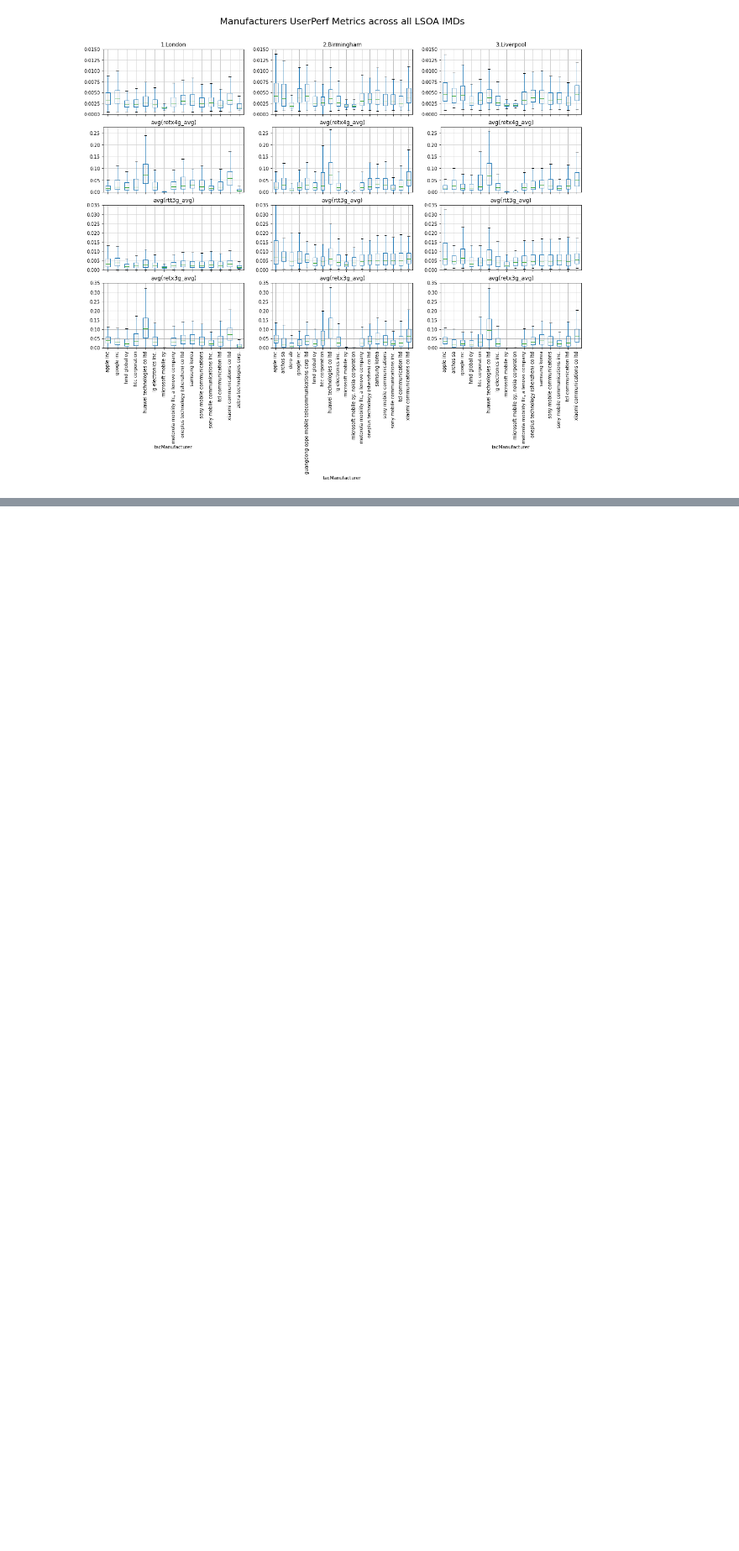
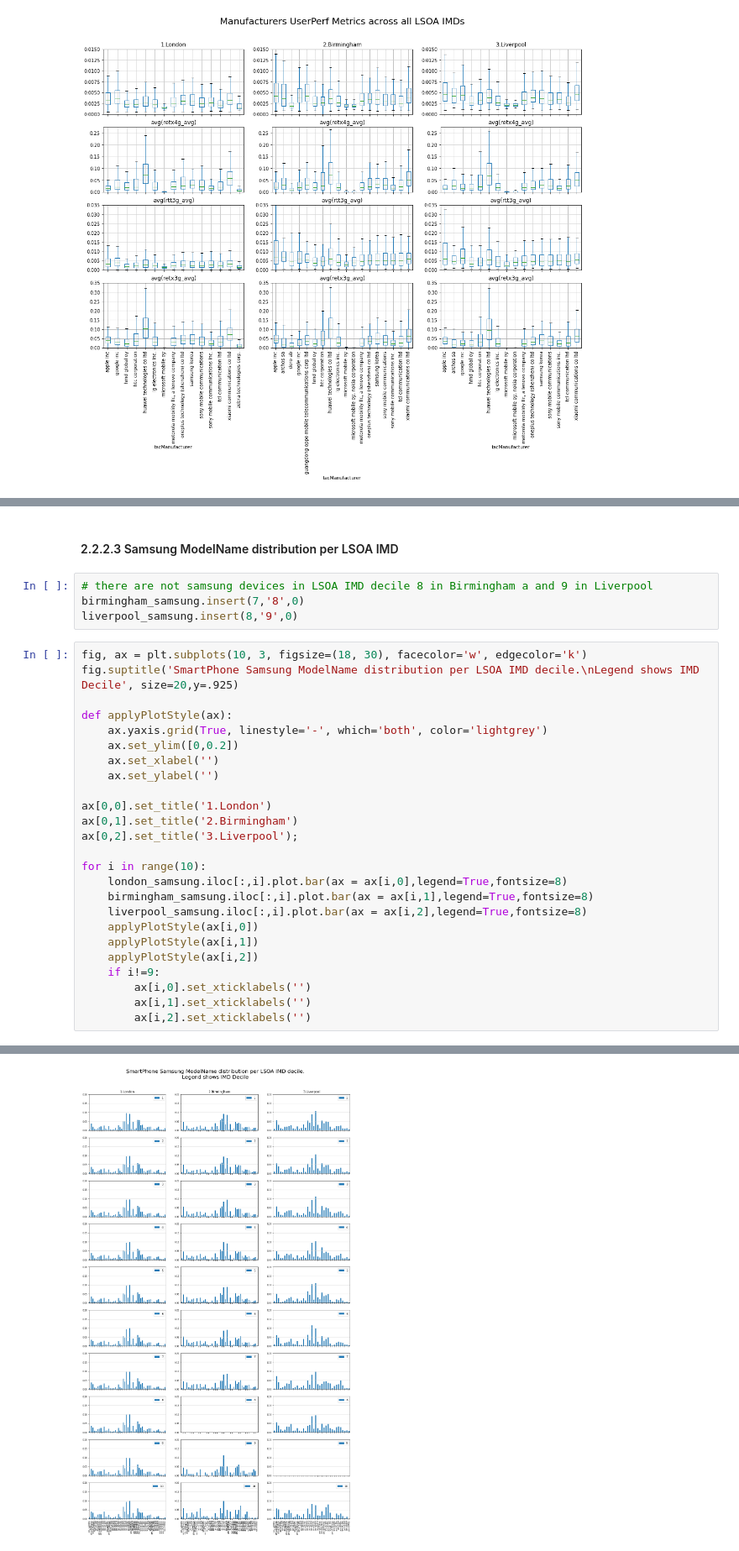
Before and after one commit to 5uperpalo/Telefonica, a Jupyter notebook: IMC2020/UK_Devices.ipynb, the cells around one changed output, grey strips where cells are left out. Shown at 84% size. Drawn from its saved outputs; the diff is of its cells as text; blank space fills up the shorter version.

```diff
--- a/IMC2020/UK_Devices.ipynb
+++ b/IMC2020/UK_Devices.ipynb
@@ -408,0 +555,32 @@ ax[0,2].set_title('3.Liverpool');
+# %% [markdown]
+#### 2.2.2.3 Samsung ModelName distribution per LSOA IMD
+# %%
+# there are not samsung devices in LSOA IMD decile 8 in Birmingham a and 9 in Liverpool
+birmingham_samsung.insert(7,'8',0)
+liverpool_samsung.insert(8,'9',0)
+# %%
+fig, ax = plt.subplots(10, 3, figsize=(18, 30), facecolor='w', edgecolor='k')
+fig.suptitle('SmartPhone Samsung ModelName distribution per LSOA IMD decile.\nLegend shows IMD Decile', size=20,y=.925)
+
+def applyPlotStyle(ax):
+    ax.yaxis.grid(True, linestyle='-', which='both', color='lightgrey')
+    ax.set_ylim([0,0.2])
+    ax.set_xlabel('')
+    ax.set_ylabel('')
+
+ax[0,0].set_title('1.London')
+ax[0,1].set_title('2.Birmingham')
+ax[0,2].set_title('3.Liverpool');
+
+for i in range(10):
+    london_samsung.iloc[:,i].plot.bar(ax = ax[i,0],legend=True,fontsize=8)
+    birmingham_samsung.iloc[:,i].plot.bar(ax = ax[i,1],legend=True,fontsize=8)
+    liverpool_samsung.iloc[:,i].plot.bar(ax = ax[i,2],legend=True,fontsize=8)
+    applyPlotStyle(ax[i,0])
+    applyPlotStyle(ax[i,1])
+    applyPlotStyle(ax[i,2])
+    if i!=9:
+        ax[i,0].set_xticklabels('')
+        ax[i,1].set_xticklabels('')
+        ax[i,2].set_xticklabels('')
+# %% [output]
@@ -408,0 +595 @@ ax[0,2].set_title('3.Liverpool');
+[figure, added]
```
Also changed, not shown: parts of 18 cells of this notebook.
